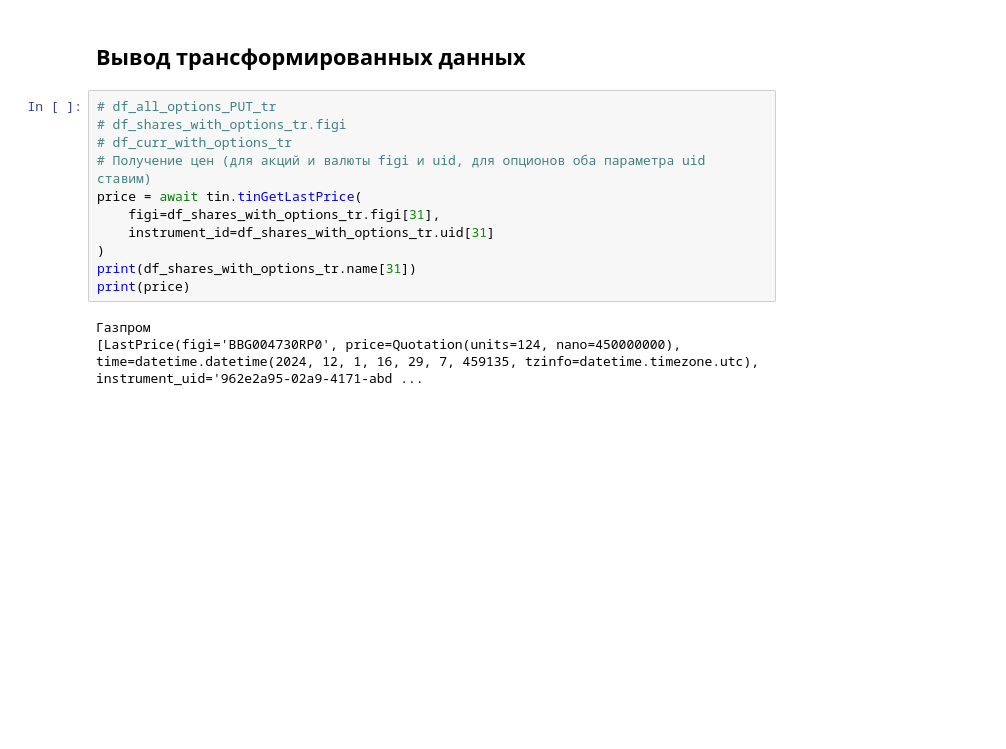
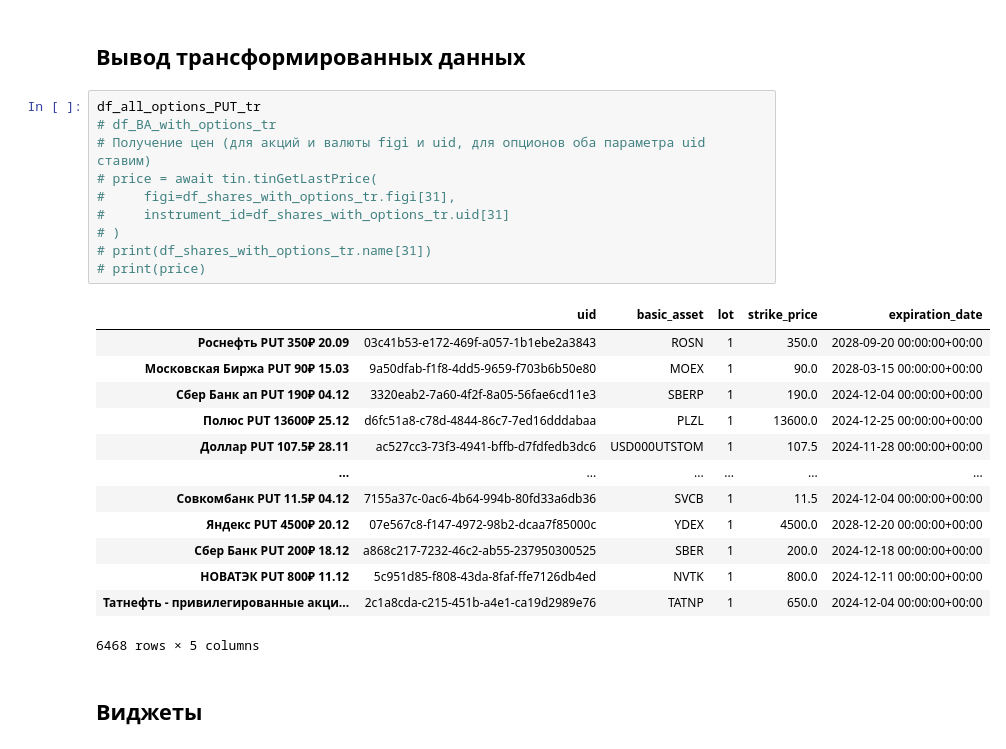
Before and after one commit to UncleVasyafromIzhevsk/TinvestOptions, a Jupyter notebook: educational_db.ipynb, the cells around one changed output. Cells and saved outputs as stored; diff of their text form; blank space fills up the shorter version.

Commit message:
Виджеты

```diff
--- a/educational_db.ipynb
+++ b/educational_db.ipynb
@@ -974,16 +965,28 @@ for n, t, f, u, l in zip(
 # %% [markdown]
 ## Вывод трансформированных данных
 # %%
-# df_all_options_PUT_tr
-# df_shares_with_options_tr.figi
-# df_curr_with_options_tr
+df_all_options_PUT_tr
+# df_BA_with_options_tr
 # Получение цен (для акций и валюты figi и uid, для опционов оба параметра uid ставим)
-price = await tin.tinGetLastPrice(
-    figi=df_shares_with_options_tr.figi[31],
-    instrument_id=df_shares_with_options_tr.uid[31]
-)
-print(df_shares_with_options_tr.name[31])
-print(price)
+# price = await tin.tinGetLastPrice(
+#     figi=df_shares_with_options_tr.figi[31],
+#     instrument_id=df_shares_with_options_tr.uid[31]
+# )
+# print(df_shares_with_options_tr.name[31])
+# print(price)
 # %% [output]
+|  | uid | basic_asset | lot | strike_price | expiration_date |
+| Роснефть PUT 350₽ 20.09 | 03c41b53-e172-469f-a057-1b1ebe2a3843 | ROSN | 1 | 350.0 | 2028-09-20 00:00:00+00:00 |
+| Московская Биржа PUT 90₽ 15.03 | 9a50dfab-f1f8-4dd5-9659-f703b6b50e80 | MOEX | 1 | 90.0 | 2028-03-15 00:00:00+00:00 |
+| Сбер Банк ап PUT 190₽ 04.12 | 3320eab2-7a60-4f2f-8a05-56fae6cd11e3 | SBERP | 1 | 190.0 | 2024-12-04 00:00:00+00:00 |
+| Полюс PUT 13600₽ 25.12 | d6fc51a8-c78d-4844-86c7-7ed16dddabaa | PLZL | 1 | 13600.0 | 2024-12-25 00:00:00+00:00 |
+| Доллар PUT 107.5₽ 28.11 | ac527cc3-73f3-4941-bffb-d7fdfedb3dc6 | USD000UTSTOM | 1 | 107.5 | 2024-11-28 00:00:00+00:00 |
+| ... | ... | ... | ... | ... | ... |
+| Совкомбанк PUT 11.5₽ 04.12 | 7155a37c-0ac6-4b64-994b-80fd33a6db36 | SVCB | 1 | 11.5 | 2024-12-04 00:00:00+00:00 |
+| Яндекс PUT 4500₽ 20.12 | 07e567c8-f147-4972-98b2-dcaa7f85000c | YDEX | 1 | 4500.0 | 2028-12-20 00:00:00+00:00 |
+| Сбер Банк PUT 200₽ 18.12 | a868c217-7232-46c2-ab55-237950300525 | SBER | 1 | 200.0 | 2024-12-18 00:00:00+00:00 |
+| НОВАТЭК PUT 800₽ 11.12 | 5c951d85-f808-43da-8faf-ffe7126db4ed | NVTK | 1 | 800.0 | 2024-12-11 00:00:00+00:00 |
+| Татнефть - привилегированные акци... | 2c1a8cda-c215-451b-a4e1-ca19d2989e76 | TATNP | 1 | 650.0 | 2024-12-04 00:00:00+00:00 |
-Газпром
-[LastPrice(figi='BBG004730RP0', price=Quotation(units=124, nano=450000000), time=datetime.datetime(2024, 12, 1, 16, 29, 7, 459135, tzinfo=datetime.timezone.utc), instrument_uid='962e2a95-02a9-4171-abd ...
+6468 rows × 5 columns
+# %% [markdown]
+## Виджеты
```
Also changed, not shown: parts of 4 cells of this notebook, 1 other file.
